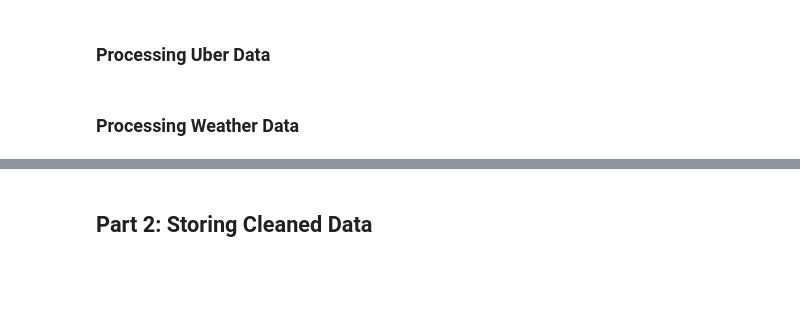
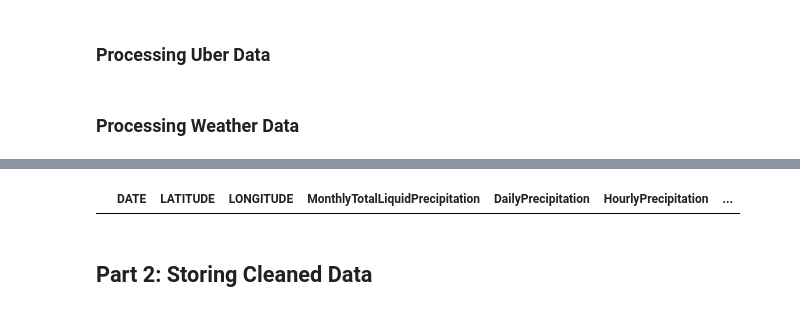
Before and after one commit to yhuang37-2034310/4501_Project, a Jupyter notebook: Project Scaffolding.ipynb, the cells around one changed output, grey strips where cells are left out. Saved outputs shown, nothing was run; the diff lists cells and outputs as text; code cells hidden in the pictures; blank space fills up the shorter version.

Commit message:
Cleaned weather data

```diff
--- a/Project Scaffolding.ipynb
+++ b/Project Scaffolding.ipynb
@@ -502,3 +528,40 @@ KeyError: 'MonthlyTotalLiquidPrecipitation'
+# %%
+# Fill in the remaining null hourly precipiation values
+# Ensure that 'DATE' is in the correct datetime format
+weather_data['DATE'] = pd.to_datetime(weather_data['DATE'])
+
+# Add a column for just the date (without time), which will help with grouping
+weather_data['DATE_ONLY'] = weather_data['DATE'].dt.date
+# Group by each unique date
+daily_groups = weather_data.groupby('DATE_ONLY')
+
+# Loop over each group of a specific date and calculate the remaining precipitation to distribute
+for date, group in daily_groups:
+    # Get the daily precipitation for the current day
+    daily_precipitation = group['DailyPrecipitation'].iloc[0]
+
+    # Calculate the sum of existing hourly precipitation values (if any)
+    existing_hourly_precip = group['HourlyPrecipitation'].sum(skipna=True)
+
+    # Calculate the remaining precipitation that needs to be distributed to missing hours
+    remaining_precip = daily_precipitation - existing_hourly_precip
+
+    # Get the number of hours with missing HourlyPrecipitation
+    missing_hours = group['HourlyPrecipitation'].isna().sum()
+
+    # Calculate how much to distribute to each missing hour
+    if missing_hours > 0 and remaining_precip > 0:
+        hourly_precipitation_to_assign = remaining_precip / missing_hours
+    else:
+        hourly_precipitation_to_assign = 0
+
+    # Fill missing HourlyPrecipitation values with the calculated amount
+    weather_data.loc[group.index, 'HourlyPrecipitation'] = group['HourlyPrecipitation'].fillna(hourly_precipitation_to_assign)
+# %%
+#Confirm there are no null hourly precipitation values anymore
+weather_data[weather_data["HourlyPrecipitation"].isna()] #0
+# %% [output]
+|  | DATE | LATITUDE | LONGITUDE | MonthlyTotalLiquidPrecipitation | DailyPrecipitation | HourlyPrecipitation | ... |
 # %%
 def clean_month_weather_data_hourly(csv_file):
     raise NotImplementedError()
```
Also changed, not shown: parts of 5 cells of this notebook.
